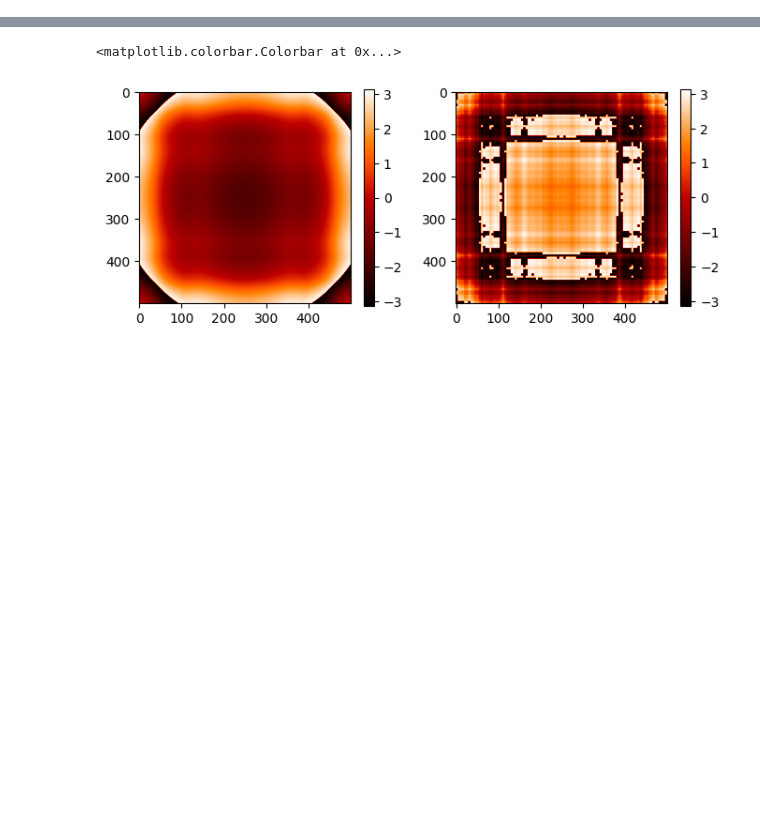
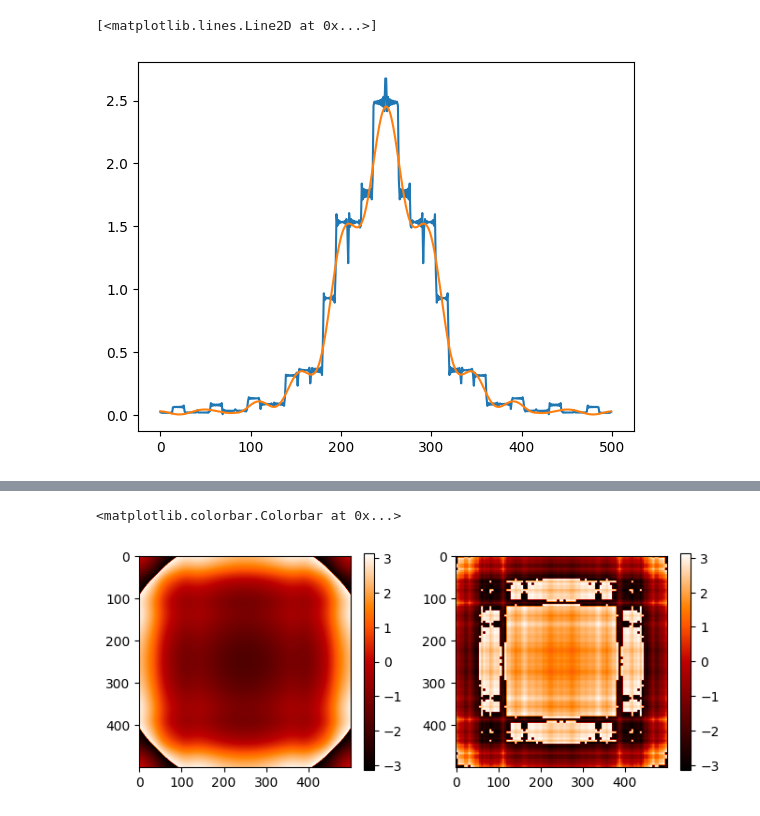
Before and after one commit to johnnymtex/photonMismatch, a Jupyter notebook: tests.ipynb, the cells around one changed output, grey strips where cells are left out. Cells and saved outputs as stored; diff of their text form; code cells hidden in the pictures; blank space fills up the shorter version.

```diff
--- a/tests.ipynb
+++ b/tests.ipynb
@@ -14,0 +58,6 @@ I0 = 1e6
+# %%
+plt.plot(np.abs(E_out[int(len(E_out)/2)])**2)
+plt.plot(np.abs(F_out.field[int(len(F_out.field)/2)])**2)
+# %% [output]
+[<matplotlib.lines.Line2D at 0x...>]
+[figure, added]
```
Also changed, not shown: parts of 15 cells of this notebook.
